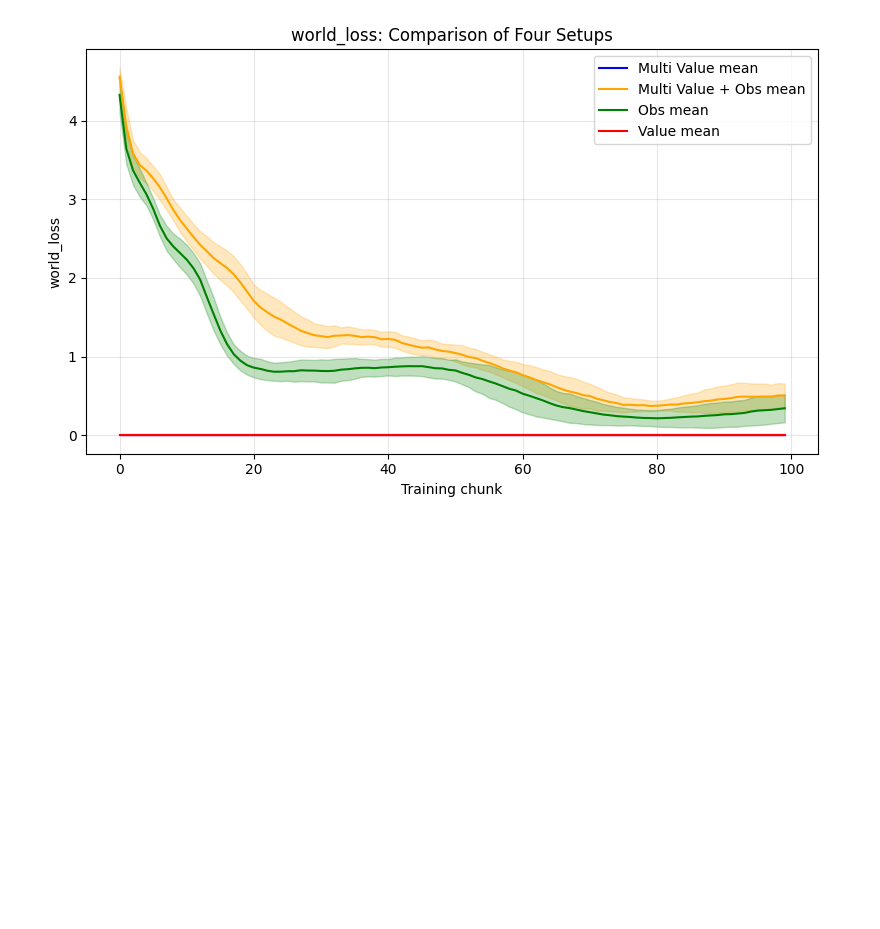
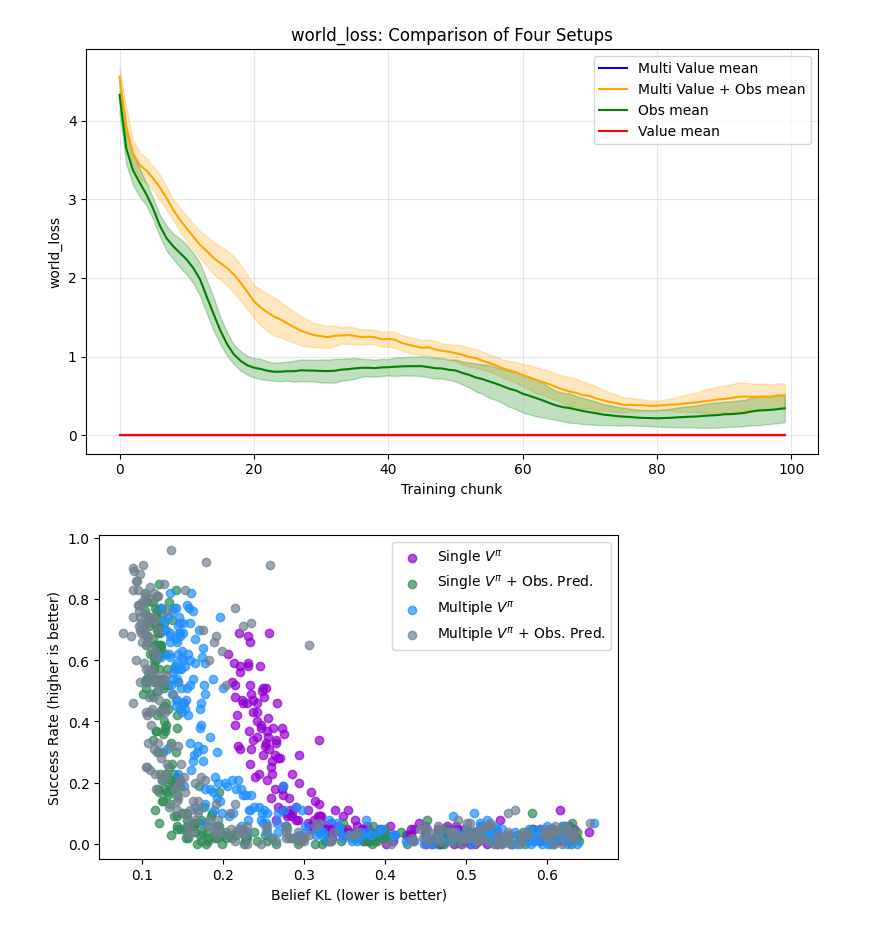
Before and after one commit to dkornai/emergent-beliefs, a Jupyter notebook: analyse.ipynb, the cells around one changed output. Cells and saved outputs as stored; diff of their text form; code cells hidden in the pictures; blank space fills up the shorter version.

```diff
--- a/analyse.ipynb
+++ b/analyse.ipynb
@@ -124,3 +126,66 @@ Loaded: results/single_value/9/training_logs.csv
 [figure]
 [figure]
 [figure]
+# %%
+
+def comb(folder, i):
+
+    # Load both CSVs
+    df_kl = pd.read_csv(f"results/{folder}/{i}/kl_results.csv")
+    df_ret = pd.read_csv(f"results/{folder}/{i}/agent_perf.csv")
+    #df_ret = pd.read_csv(f"results/test/{i}/train_loss.csv")
+
+    # Make sure index column is treated as string or integer consistently
+    df_kl["index"] = df_kl["index"].astype(str)
+    df_ret["index"] = df_ret["index"].astype(str)
+
+    # Merge and keep only shared indices
+    df_common = df_kl.merge(df_ret, on="index", how="inner")
+
+    return df_common
+# %%
+
+plt.figure(figsize=(6,4))
+
+for i in range(25):
+    df_common = comb(folder='test2',i=i)
+    #print(df_common)
+    if i == 0:
+        plt.scatter(df_common['linear'], df_common['success_rate'], c='darkviolet', alpha=0.7, label = 'Single $V^\pi$')
+    else:
+        plt.scatter(df_common['linear'], df_common['success_rate'], c='darkviolet', alpha=0.7)
+
+for i in range(25):
+    df_common = comb(folder='test',i=i)
+    #print(df_common)
+    if i == 0:
+        plt.scatter(df_common['linear'],  df_common['success_rate'], c='seagreen', alpha=0.7, label = 'Single $V^\pi$ + Obs. Pred.')
+    else:
+        plt.scatter(df_common['linear'],  df_common['success_rate'], c='seagreen', alpha=0.7)
+
+for i in range(25):
+    df_common = comb(folder='test3',i=i)
+    #print(df_common)
+    if i == 0:
+        plt.scatter(df_common['linear'], df_common['success_rate'], c='dodgerblue', alpha=0.7, label = 'Multiple $V^\pi$')
+    else:
+        plt.scatter(df_common['linear'], df_common['success_rate'], c='dodgerblue', alpha=0.7)
+
+for i in range(25):
+    df_common = comb(folder='test4',i=i)
+    #print(df_common)
+    if i ==0:
+        plt.scatter(df_common['linear'], df_common['success_rate'], c='slategray', alpha=0.7, label = 'Multiple $V^\pi$ + Obs. Pred.')
+    else:
+        plt.scatter(df_common['linear'], df_common['success_rate'], c='slategray', alpha=0.7)
+
+plt.xlabel("Belief KL (lower is better)")
+plt.ylabel("Success Rate (higher is better)")
+plt.legend()
+plt.tight_layout()
+#plt.xlim(0.08,0.7)
+#plt.ylim(0.0,1.00)
+#plt.xscale('exp')
+plt.savefig("figures/KL_succ.pdf")
+# %% [output]
+[figure, added]
```
Also changed, not shown: parts of 5 cells of this notebook, 1 other file.
